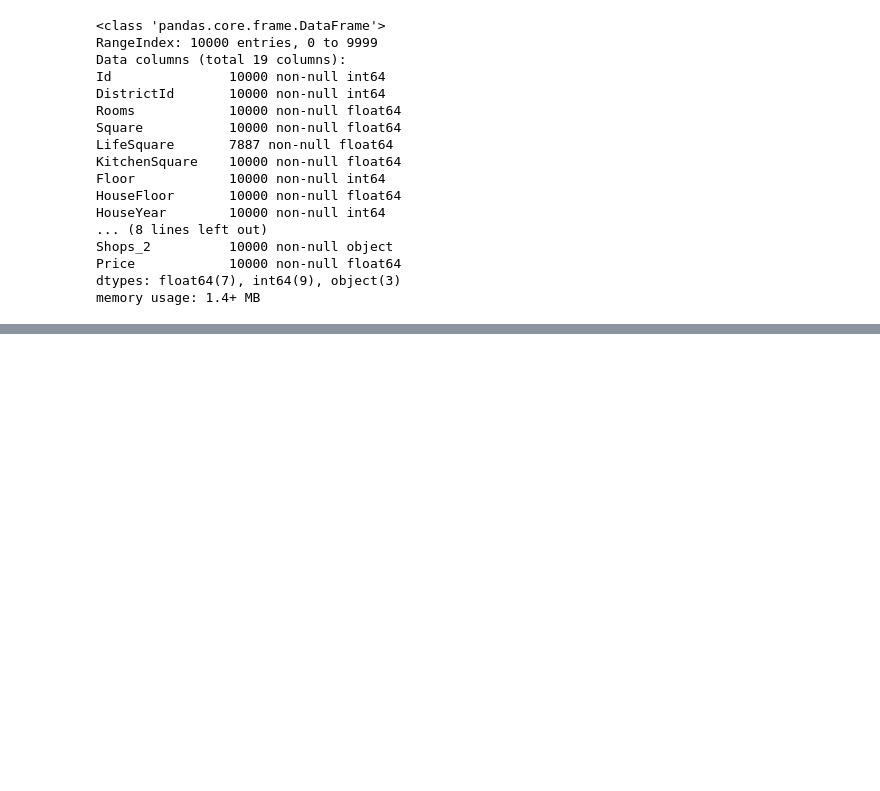
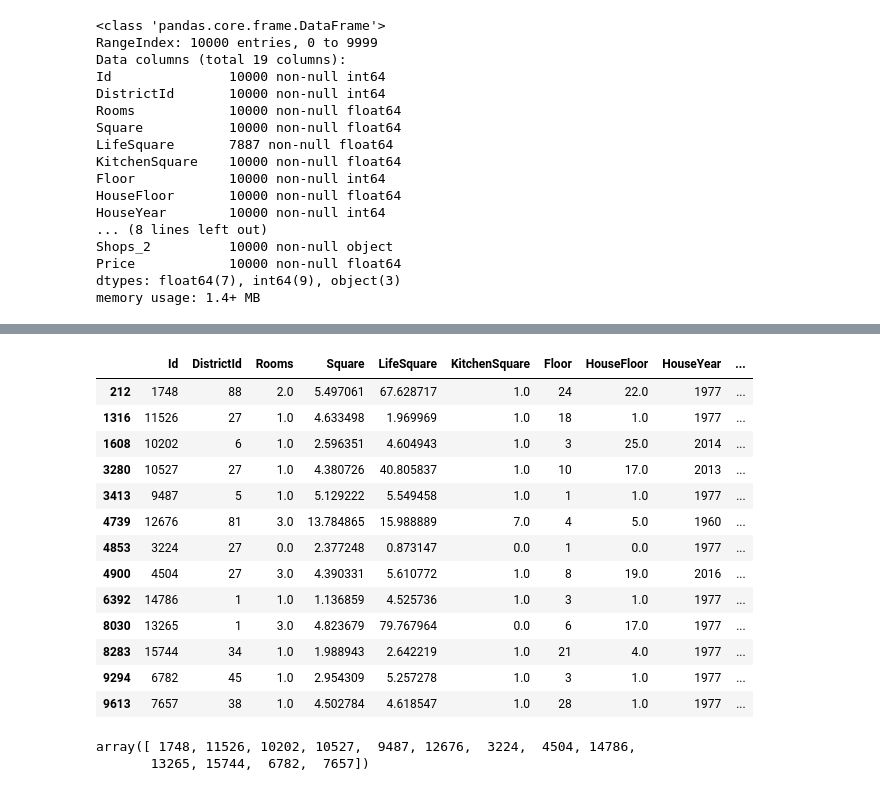
Before and after one commit to MoriMorou/GB_Python, a Jupyter notebook: Data_Science/Project/project.ipynb, the cells around one changed output, grey strips where cells are left out. Drawn from its saved outputs; the diff is of its cells as text; code cells hidden in the pictures; blank space fills up the shorter version.

Commit message:
added data

```diff
--- a/Data_Science/Project/project.ipynb
+++ b/Data_Science/Project/project.ipynb
@@ -76,0 +90,2 @@ data.describe()
+# %%
+data.loc[data['HouseYear'] == 20052011, 'HouseYear'] = 2008
@@ -76,0 +97,2 @@ data.describe()
+# %%
+data.loc[data['HouseYear'] == 4968, 'HouseYear'] = 1968
@@ -76,0 +135,4 @@ data.describe()
+# %%
+data.loc[data['Id'].isin([5927, 14003, 14865]), 'Rooms'] = 2
+# %%
+data.loc[data['Id'] == 8491, 'Rooms'] = 1
@@ -76,0 +151,23 @@ data.describe()
+# %%
+data.loc[data['Square'] < 15, :]
+# %% [output]
+|  | Id | DistrictId | Rooms | Square | LifeSquare | KitchenSquare | Floor | HouseFloor | HouseYear | ... |
+| 212 | 1748 | 88 | 2.0 | 5.497061 | 67.628717 | 1.0 | 24 | 22.0 | 1977 | ... |
+| 1316 | 11526 | 27 | 1.0 | 4.633498 | 1.969969 | 1.0 | 18 | 1.0 | 1977 | ... |
+| 1608 | 10202 | 6 | 1.0 | 2.596351 | 4.604943 | 1.0 | 3 | 25.0 | 2014 | ... |
+| 3280 | 10527 | 27 | 1.0 | 4.380726 | 40.805837 | 1.0 | 10 | 17.0 | 2013 | ... |
+| 3413 | 9487 | 5 | 1.0 | 5.129222 | 5.549458 | 1.0 | 1 | 1.0 | 1977 | ... |
+| 4739 | 12676 | 81 | 3.0 | 13.784865 | 15.988889 | 7.0 | 4 | 5.0 | 1960 | ... |
+| 4853 | 3224 | 27 | 0.0 | 2.377248 | 0.873147 | 0.0 | 1 | 0.0 | 1977 | ... |
+| 4900 | 4504 | 27 | 3.0 | 4.390331 | 5.610772 | 1.0 | 8 | 19.0 | 2016 | ... |
+| 6392 | 14786 | 1 | 1.0 | 1.136859 | 4.525736 | 1.0 | 3 | 1.0 | 1977 | ... |
+| 8030 | 13265 | 1 | 3.0 | 4.823679 | 79.767964 | 0.0 | 6 | 17.0 | 1977 | ... |
+| 8283 | 15744 | 34 | 1.0 | 1.988943 | 2.642219 | 1.0 | 21 | 4.0 | 1977 | ... |
+| 9294 | 6782 | 45 | 1.0 | 2.954309 | 5.257278 | 1.0 | 3 | 1.0 | 1977 | ... |
+| 9613 | 7657 | 38 | 1.0 | 4.502784 | 4.618547 | 1.0 | 28 | 1.0 | 1977 | ... |
+# %%
+Small_Square_Ids = data.loc[data['Square'] < 15, 'Id'].values
+Small_Square_Ids
+# %% [output]
+array([ 1748, 11526, 10202, 10527,  9487, 12676,  3224,  4504, 14786,
+       13265, 15744,  6782,  7657])
```
Also changed, not shown: parts of 13 cells of this notebook, 1 other file.
